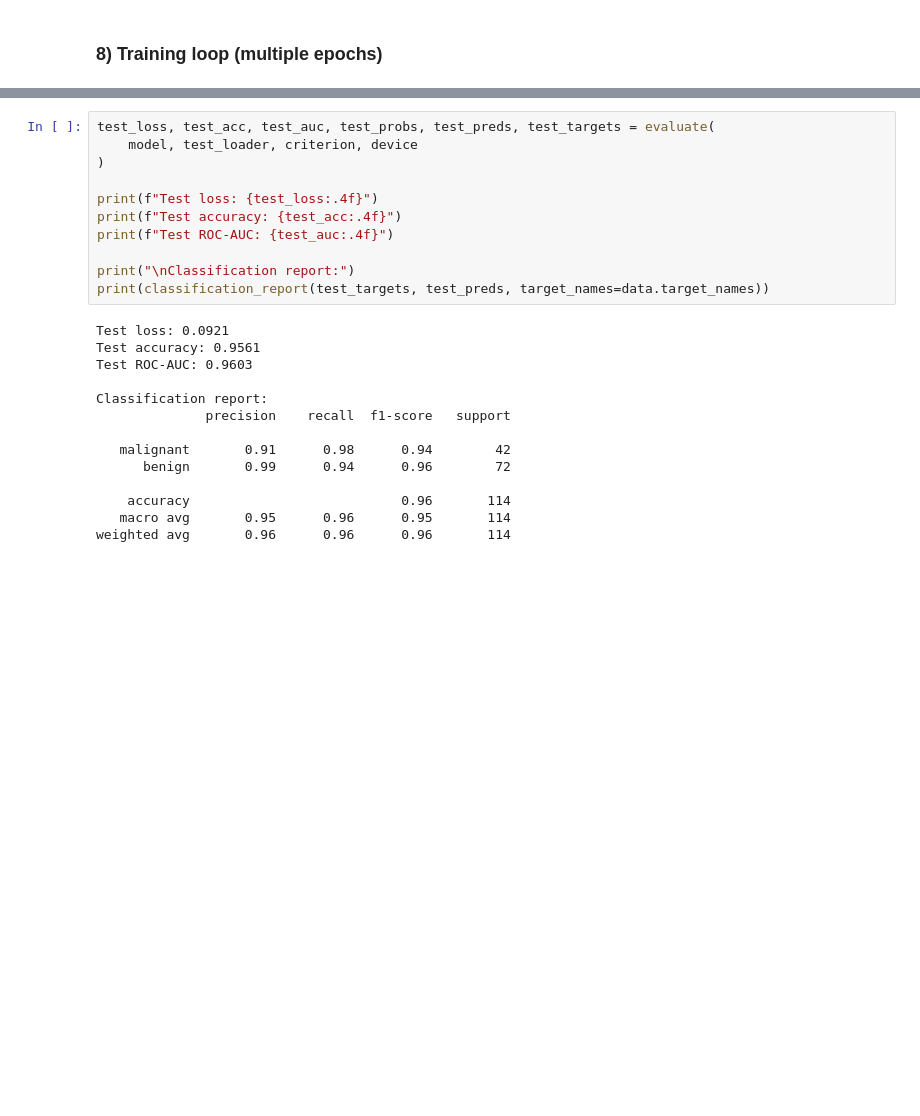
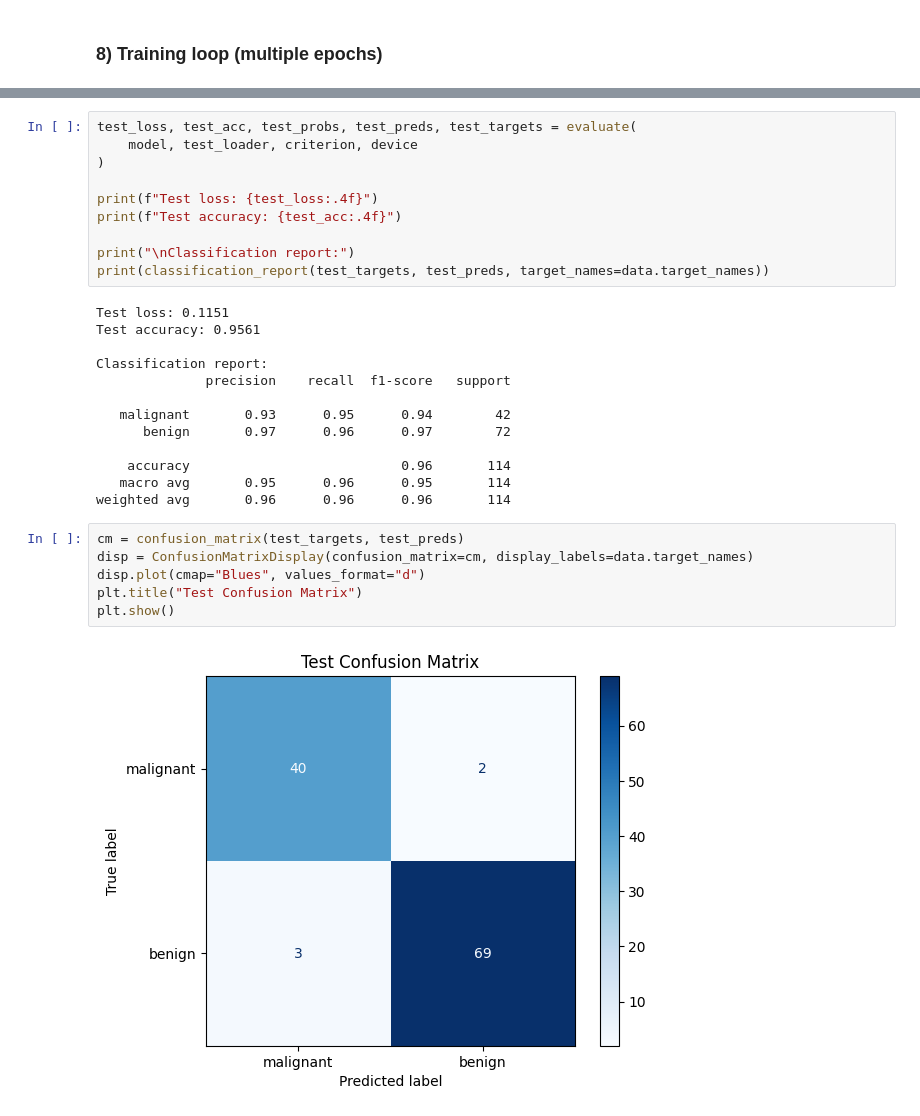
Before and after one commit to ScaDS/ai4medicine-2026, a Jupyter notebook: day2.2_dl-basics/01_neural_networks.ipynb, the cells around one changed output, grey strips where cells are left out. Drawn from its saved outputs; the diff is of its cells as text; blank space fills up the shorter version.

```diff
--- a/day2.2_dl-basics/01_neural_networks.ipynb
+++ b/day2.2_dl-basics/01_neural_networks.ipynb
@@ -366,25 +365,31 @@ plt.show()
 # %%
-test_loss, test_acc, test_auc, test_probs, test_preds, test_targets = evaluate(
+test_loss, test_acc, test_probs, test_preds, test_targets = evaluate(
     model, test_loader, criterion, device
 )
 
 print(f"Test loss: {test_loss:.4f}")
 print(f"Test accuracy: {test_acc:.4f}")
-print(f"Test ROC-AUC: {test_auc:.4f}")
 
 print("\nClassification report:")
 print(classification_report(test_targets, test_preds, target_names=data.target_names))
 # %% [output]
-Test loss: 0.0921
+Test loss: 0.1151
 Test accuracy: 0.9561
-Test ROC-AUC: 0.9603
 
 Classification report:
               precision    recall  f1-score   support
 
-   malignant       0.91      0.98      0.94        42
-      benign       0.99      0.94      0.96        72
+   malignant       0.93      0.95      0.94        42
+      benign       0.97      0.96      0.97        72
 
     accuracy                           0.96       114
    macro avg       0.95      0.96      0.95       114
 weighted avg       0.96      0.96      0.96       114
+# %%
+cm = confusion_matrix(test_targets, test_preds)
+disp = ConfusionMatrixDisplay(confusion_matrix=cm, display_labels=data.target_names)
+disp.plot(cmap="Blues", values_format="d")
+plt.title("Test Confusion Matrix")
+plt.show()
+# %% [output]
+[figure, added]
```
Also changed, not shown: parts of 23 cells of this notebook, 8 other files.
